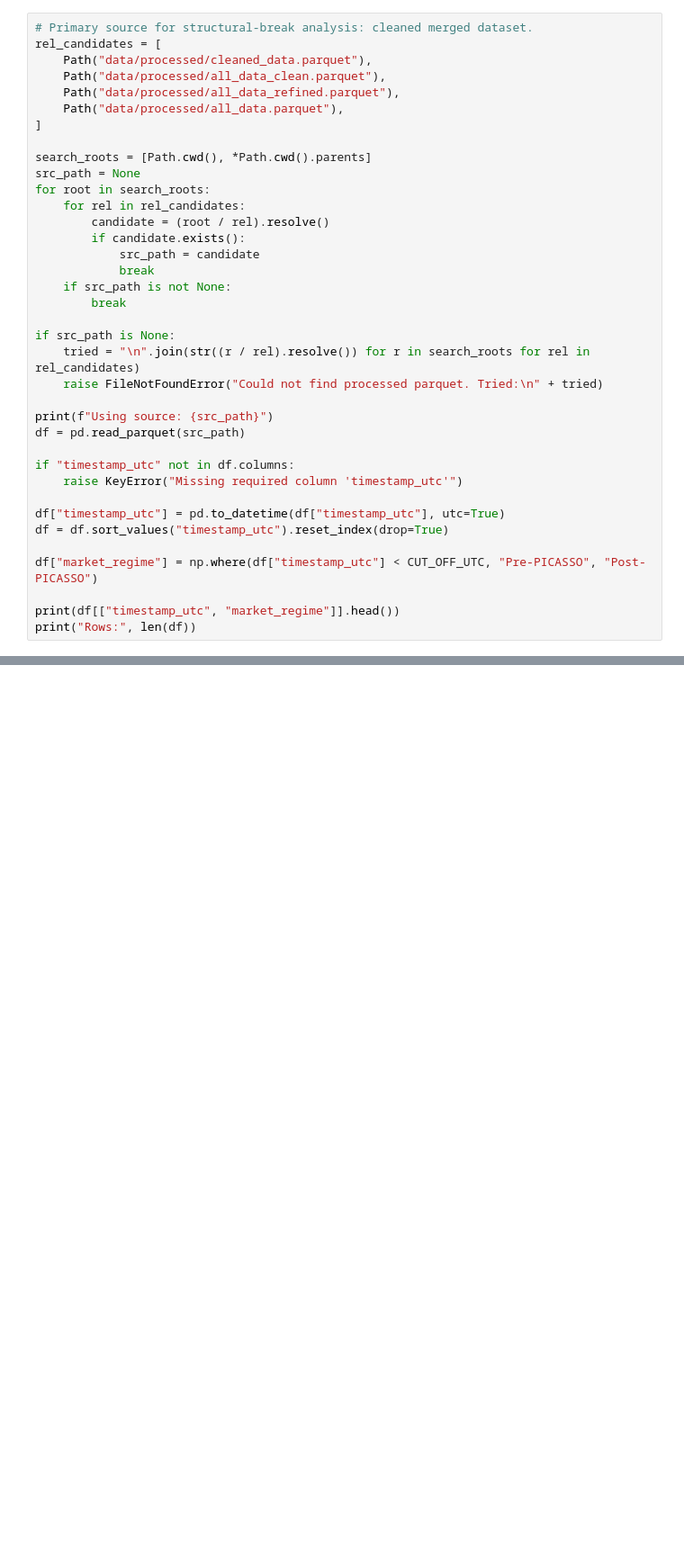
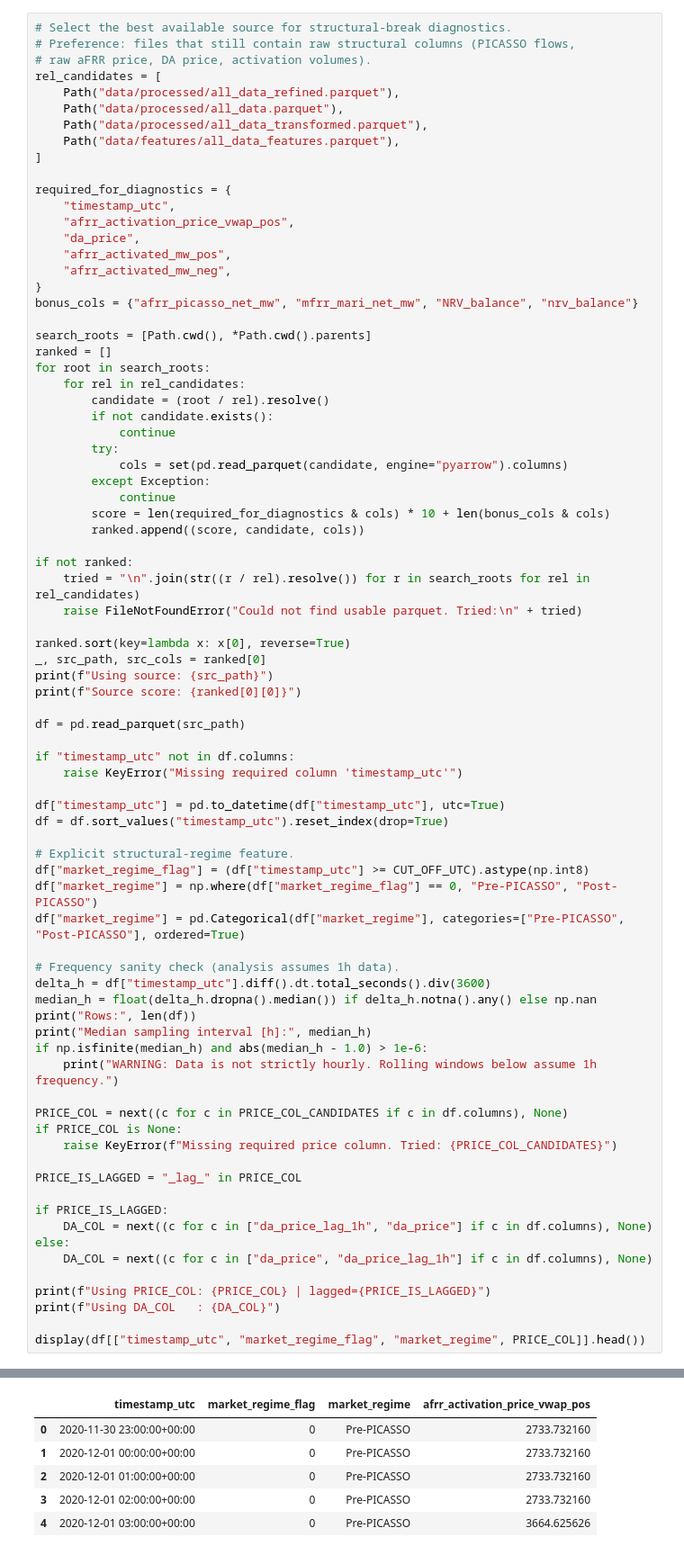
Before and after one commit to lgiesen/energy_trading, a Jupyter notebook: notebooks/04_structural_break_analysis_afrr.ipynb, the cells around one changed output, grey strips where cells are left out. Shown at 90% size. Drawn from its saved outputs; the diff is of its cells as text; blank space fills up the shorter version.

```diff
--- a/notebooks/04_structural_break_analysis_afrr.ipynb
+++ b/notebooks/04_structural_break_analysis_afrr.ipynb
@@ -26,28 +61,46 @@ We load Netztransparenz data and construct one consistent market-regime flag.
 # %%
-# Primary source for structural-break analysis: cleaned merged dataset.
+# Select the best available source for structural-break diagnostics.
+# Preference: files that still contain raw structural columns (PICASSO flows,
+# raw aFRR price, DA price, activation volumes).
 rel_candidates = [
-    Path("data/processed/cleaned_data.parquet"),
-    Path("data/processed/all_data_clean.parquet"),
     Path("data/processed/all_data_refined.parquet"),
     Path("data/processed/all_data.parquet"),
+    Path("data/processed/all_data_transformed.parquet"),
+    Path("data/features/all_data_features.parquet"),
 ]
 
+required_for_diagnostics = {
+    "timestamp_utc",
+    "afrr_activation_price_vwap_pos",
+    "da_price",
+    "afrr_activated_mw_pos",
+    "afrr_activated_mw_neg",
+}
+bonus_cols = {"afrr_picasso_net_mw", "mfrr_mari_net_mw", "NRV_balance", "nrv_balance"}
+
 search_roots = [Path.cwd(), *Path.cwd().parents]
-src_path = None
+ranked = []
 for root in search_roots:
     for rel in rel_candidates:
         candidate = (root / rel).resolve()
-        if candidate.exists():
-            src_path = candidate
-            break
-    if src_path is not None:
-        break
+        if not candidate.exists():
+            continue
+        try:
+            cols = set(pd.read_parquet(candidate, engine="pyarrow").columns)
+        except Exception:
+            continue
+        score = len(required_for_diagnostics & cols) * 10 + len(bonus_cols & cols)
+        ranked.append((score, candidate, cols))
 
-if src_path is None:
+if not ranked:
     tried = "\n".join(str((r / rel).resolve()) for r in search_roots for rel in rel_candidates)
-    raise FileNotFoundError("Could not find processed parquet. Tried:\n" + tried)
+    raise FileNotFoundError("Could not find usable parquet. Tried:\n" + tried)
 
+ranked.sort(key=lambda x: x[0], reverse=True)
+_, src_path, src_cols = ranked[0]
 print(f"Using source: {src_path}")
+print(f"Source score: {ranked[0][0]}")
+
 df = pd.read_parquet(src_path)
 
 if "timestamp_utc" not in df.columns:
@@ -56,8 +109,32 @@ if "timestamp_utc" not in df.columns:
 df["timestamp_utc"] = pd.to_datetime(df["timestamp_utc"], utc=True)
 df = df.sort_values("timestamp_utc").reset_index(drop=True)
 
-df["market_regime"] = np.where(df["timestamp_utc"] < CUT_OFF_UTC, "Pre-PICASSO", "Post-PICASSO")
+# Explicit structural-regime feature.
+df["market_regime_flag"] = (df["timestamp_utc"] >= CUT_OFF_UTC).astype(np.int8)
+df["market_regime"] = np.where(df["market_regime_flag"] == 0, "Pre-PICASSO", "Post-PICASSO")
+df["market_regime"] = pd.Categorical(df["market_regime"], categories=["Pre-PICASSO", "Post-PICASSO"], ordered=True)
 
-print(df[["timestamp_utc", "market_regime"]].head())
+# Frequency sanity check (analysis assumes 1h data).
+delta_h = df["timestamp_utc"].diff().dt.total_seconds().div(3600)
+median_h = float(delta_h.dropna().median()) if delta_h.notna().any() else np.nan
 print("Rows:", len(df))
+print("Median sampling interval [h]:", median_h)
+if np.isfinite(median_h) and abs(median_h - 1.0) > 1e-6:
+    print("WARNING: Data is not strictly hourly. Rolling windows below assume 1h frequency.")
+
+PRICE_COL = next((c for c in PRICE_COL_CANDIDATES if c in df.columns), None)
+if PRICE_COL is None:
+    raise KeyError(f"Missing required price column. Tried: {PRICE_COL_CANDIDATES}")
+
+PRICE_IS_LAGGED = "_lag_" in PRICE_COL
+
+if PRICE_IS_LAGGED:
+    DA_COL = next((c for c in ["da_price_lag_1h", "da_price"] if c in df.columns), None)
+else:
+    DA_COL = next((c for c in ["da_price", "da_price_lag_1h"] if c in df.columns), None)
+
+print(f"Using PRICE_COL: {PRICE_COL} | lagged={PRICE_IS_LAGGED}")
+print(f"Using DA_COL   : {DA_COL}")
+
+display(df[["timestamp_utc", "market_regime_flag", "market_regime", PRICE_COL]].head())
 # %% [output]
@@ -72,3 +147,9 @@ Rows: 44568
+|  | timestamp_utc | market_regime_flag | market_regime | afrr_activation_price_vwap_pos |
+| 0 | 2020-11-30 23:00:00+00:00 | 0 | Pre-PICASSO | 2733.732160 |
+| 1 | 2020-12-01 00:00:00+00:00 | 0 | Pre-PICASSO | 2733.732160 |
+| 2 | 2020-12-01 01:00:00+00:00 | 0 | Pre-PICASSO | 2733.732160 |
+| 3 | 2020-12-01 02:00:00+00:00 | 0 | Pre-PICASSO | 2733.732160 |
+| 4 | 2020-12-01 03:00:00+00:00 | 0 | Pre-PICASSO | 3664.625626 |
 # %% [markdown]
 ## 2) Data Availability: Platform Launch Effect
 
```
Also changed, not shown: parts of 15 cells of this notebook.
